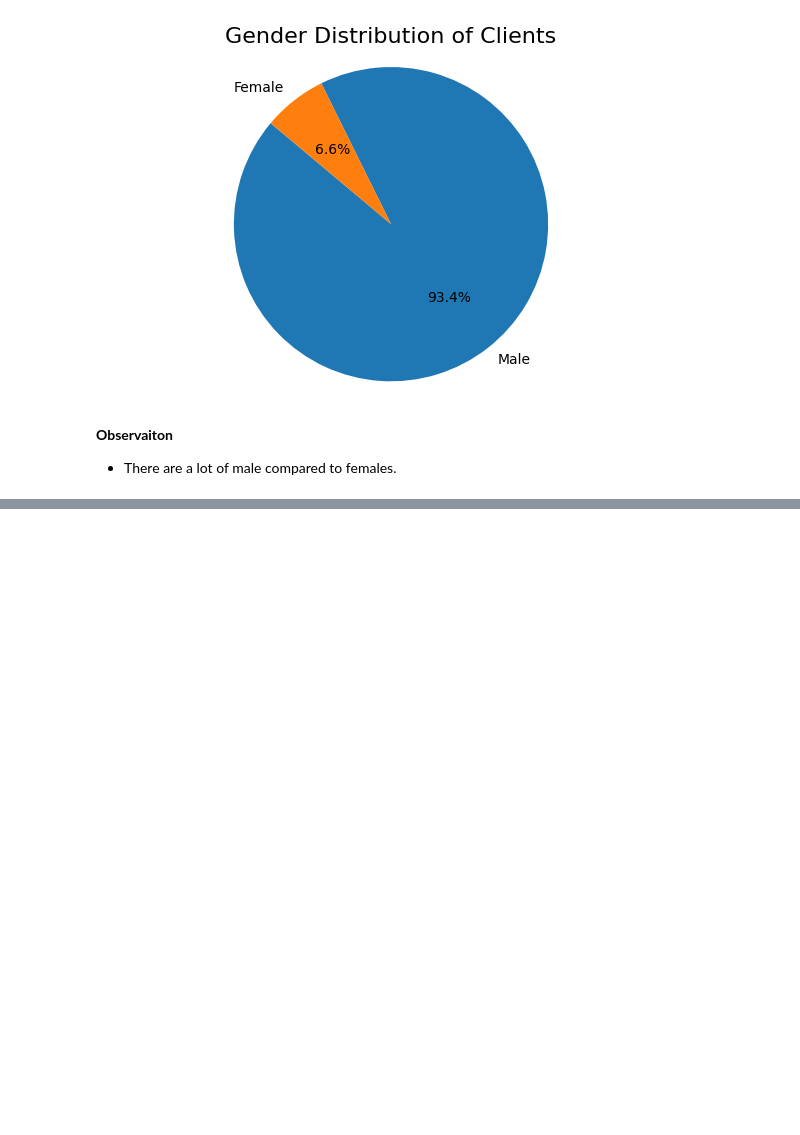
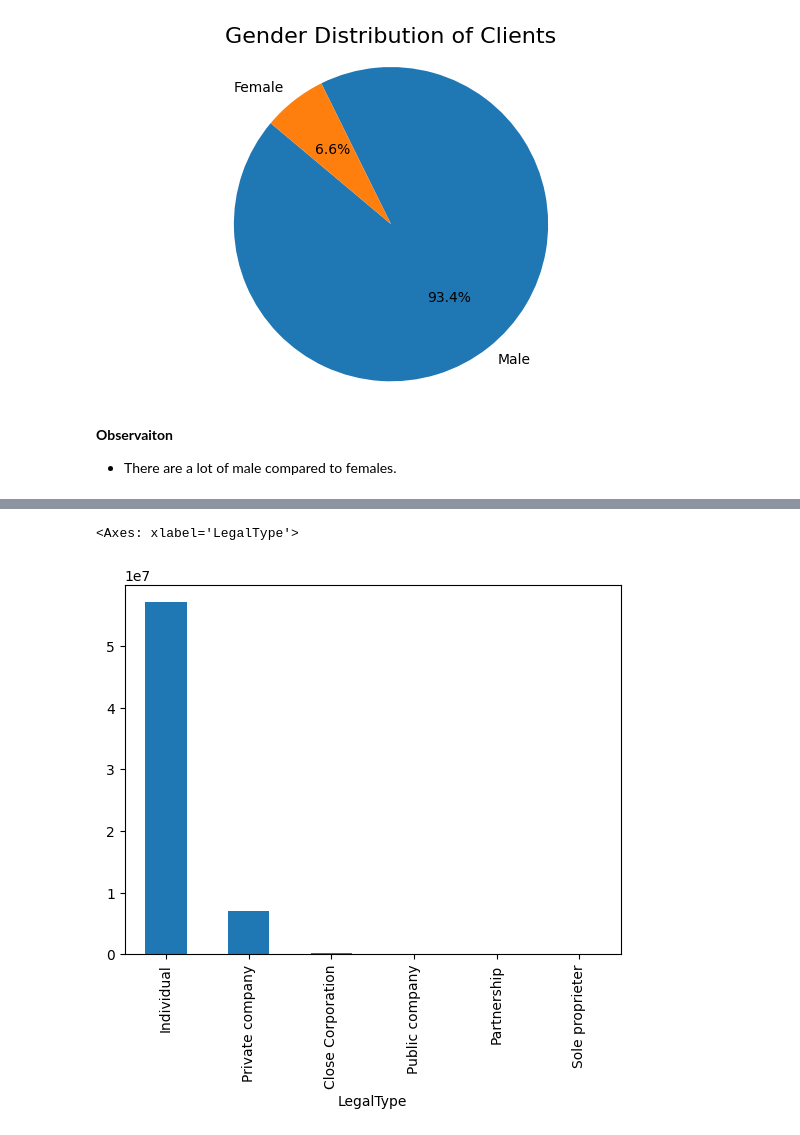
Before and after one commit to Yosef-ft/Insurance_Analysis, a Jupyter notebook: notebook/EDA.ipynb, the cells around one changed output, grey strips where cells are left out. Saved outputs shown, nothing was run; the diff lists cells and outputs as text; code cells hidden in the pictures; blank space fills up the shorter version.

```diff
--- a/notebook/EDA.ipynb
+++ b/notebook/EDA.ipynb
@@ -438,0 +465,5 @@ plotting.gender_distibution()
+# %%
+data.groupby('LegalType')['TotalClaims'].sum().sort_values(ascending=False).plot(kind='bar')
+# %% [output]
+<Axes: xlabel='LegalType'>
+[figure, added]
```
Also changed, not shown: parts of 7 cells of this notebook.
